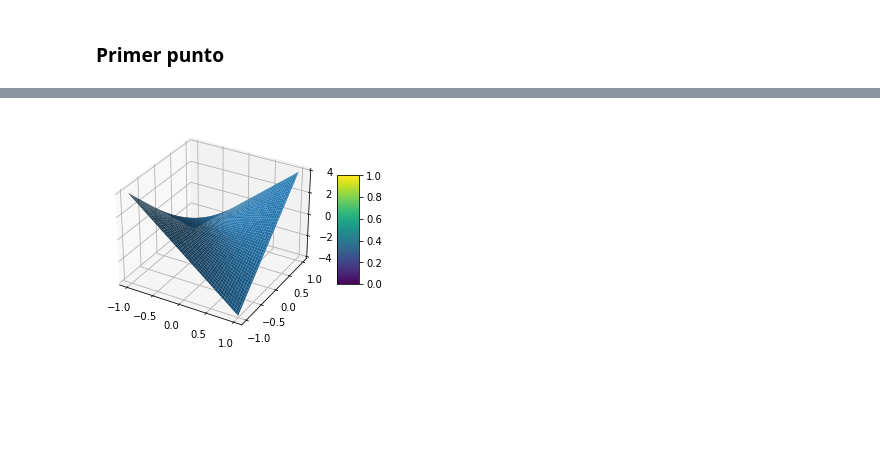
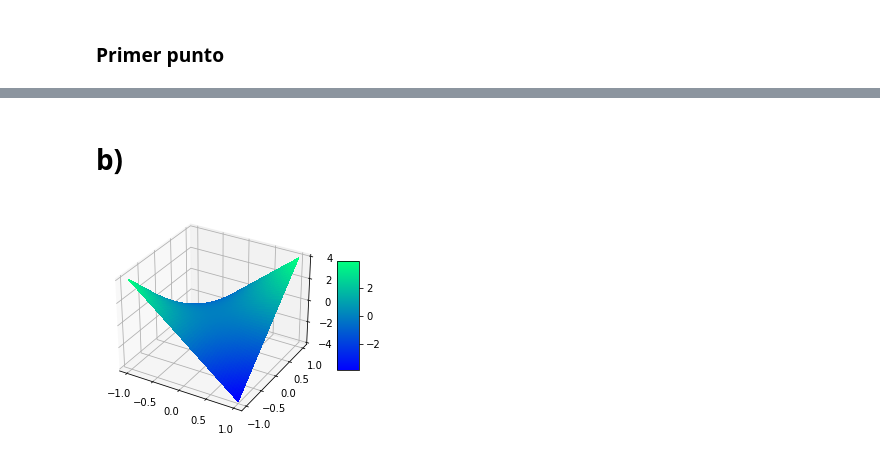
Before and after one commit to lab-optimizacion-202220/lab_formas_cuadraticas, a Jupyter notebook: formas_cuadraticas.ipynb, the cells around one changed output, grey strips where cells are left out. Drawn from its saved outputs; the diff is of its cells as text; code cells hidden in the pictures; blank space fills up the shorter version.

```diff
--- a/formas_cuadraticas.ipynb
+++ b/formas_cuadraticas.ipynb
@@ -40,9 +67,15 @@ plt.colorbar(ax,shrink=0.5,aspect=5)
+# %% [markdown]
+# b)
 # %%
 fig = plt.figure()
 ax = fig.add_subplot(111, projection='3d')
+#
 Z1 = Z.reshape(X1.shape)
-surf= ax.plot_surface(X1, Y1, Z1)
-fig.colorbar(surf,shrink=0.5,aspect=5)
+surf= ax.plot_surface(X1, Y1, Z1,cmap=cm.winter,
+                       linewidth=0, antialiased=False)
+
+fig.colorbar(surf, shrink=0.5, aspect=5)
+
 plt.show()
 # %% [output]
-[figure, old version]
+[figure, new version]
```
Also changed, not shown: parts of 16 cells of this notebook.
